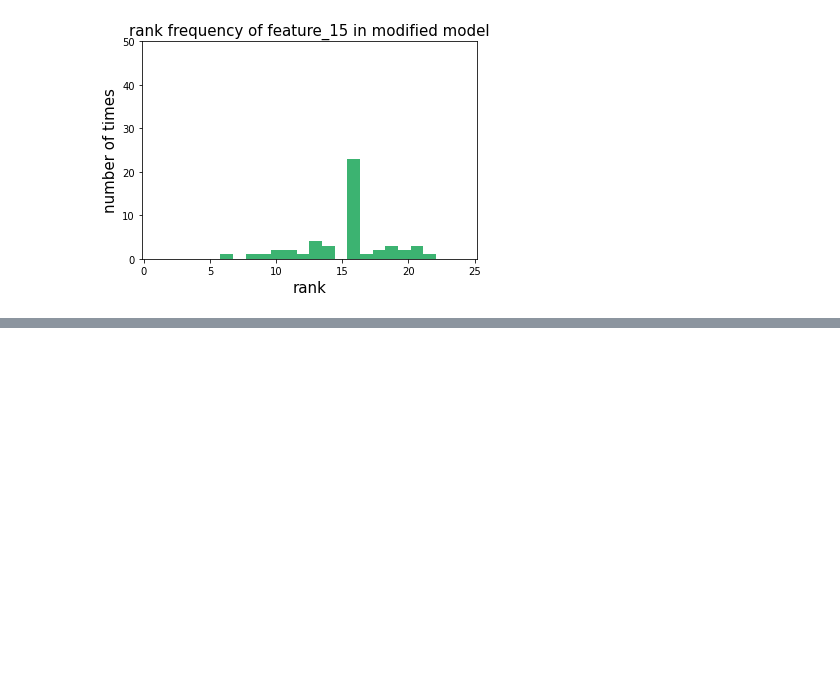
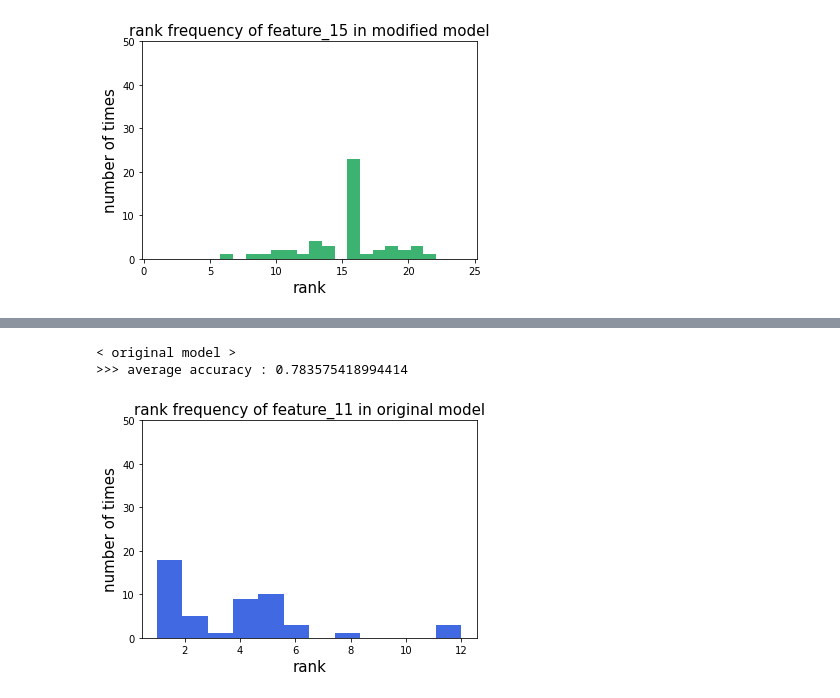
Before and after one commit to takehigu26/adv_exp, a Jupyter notebook: my_adv_exp/experiment_notebook.ipynb, the cells around one changed output, grey strips where cells are left out. Cells and saved outputs as stored; diff of their text form; code cells hidden in the pictures; blank space fills up the shorter version.

```diff
--- a/my_adv_exp/experiment_notebook.ipynb
+++ b/my_adv_exp/experiment_notebook.ipynb
@@ -66,0 +76,7 @@ min_loss : tf.Tensor(370.8126, shape=(), dtype=float32)
+# %%
+%matplotlib inline
+plot_ranking_histogram(get_titanic, 11, epochs=50, text_index=3)
+# %% [output]
+< original model >
+>>> average accuracy : 0.783575418994414
+[figure, added]
```
Also changed, not shown: parts of 5 cells of this notebook, 6 other files.
